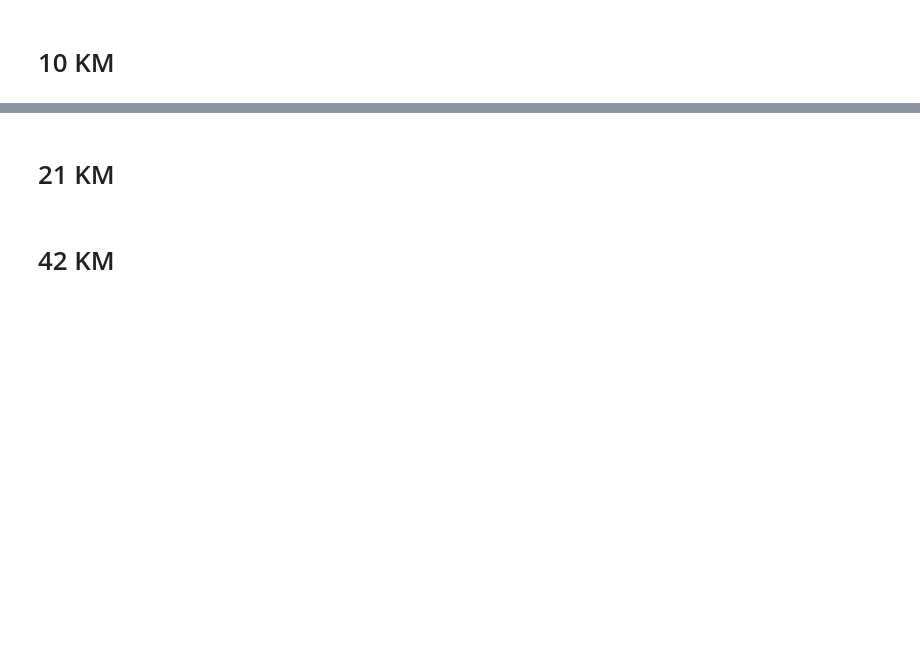
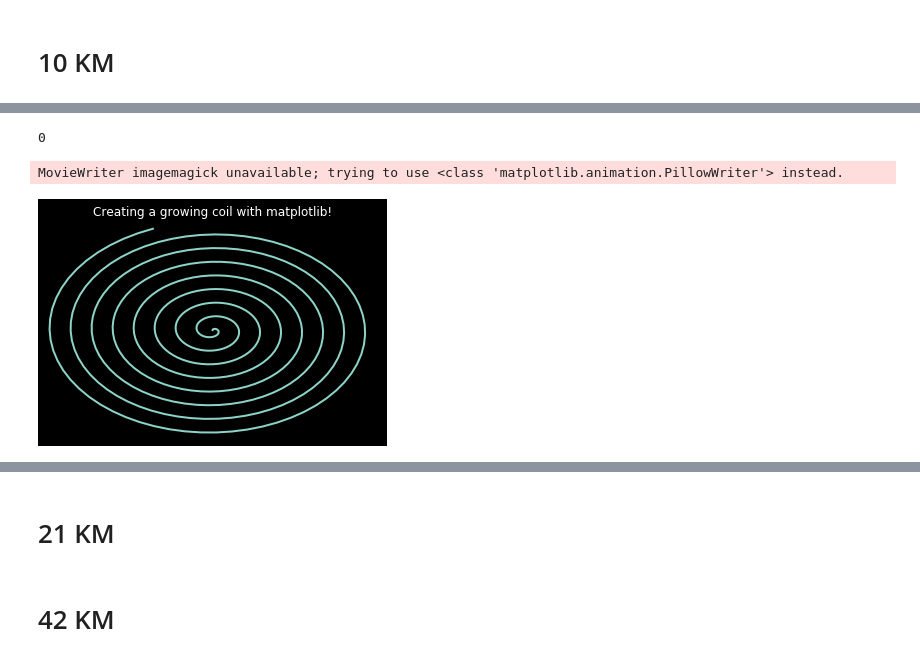
Before and after one commit to imaganov/almaty-marathon-visualization, a Jupyter notebook: Main.ipynb, the cells around one changed output, grey strips where cells are left out. Saved outputs shown, nothing was run; the diff lists cells and outputs as text; code cells hidden in the pictures; blank space fills up the shorter version.

```diff
--- a/Main.ipynb
+++ b/Main.ipynb
@@ -20,0 +50,48 @@ df_3.head()
+# %%
+len(df_10[df_10['Age']=='М'])
+# %% [output]
+0
+# %%
+import matplotlib.animation as animation
+plt.style.use('dark_background')
+
+fig = plt.figure()
+ax = plt.axes(xlim=(-50, 50), ylim=(-50, 50))
+line, = ax.plot([], [], lw=2)
+
+# initialization function
+def init():
+	# creating an empty plot/frame
+	line.set_data([], [])
+	return line,
+
+# lists to store x and y axis points
+xdata, ydata = [], []
+
+# animation function
+def animate(i):
+	# t is a parameter
+	t = 0.1*i
+
+	# x, y values to be plotted
+	x = t*np.sin(t)
+	y = t*np.cos(t)
+
+	# appending new points to x, y axes points list
+	xdata.append(x)
+	ydata.append(y)
+	line.set_data(xdata, ydata)
+	return line,
+
+# setting a title for the plot
+plt.title('Creating a growing coil with matplotlib!')
+# hiding the axis details
+plt.axis('off')
+
+# call the animator
+anim = animation.FuncAnimation(fig, animate, init_func=init,
+							frames=500, interval=20, blit=True)
+anim.save('coil.gif',writer='imagemagick')
+# %% [output]
+MovieWriter imagemagick unavailable; trying to use <class 'matplotlib.animation.PillowWriter'> instead.
+[figure, added]
```
Also changed, not shown: parts of 9 cells of this notebook, 2 other files.
